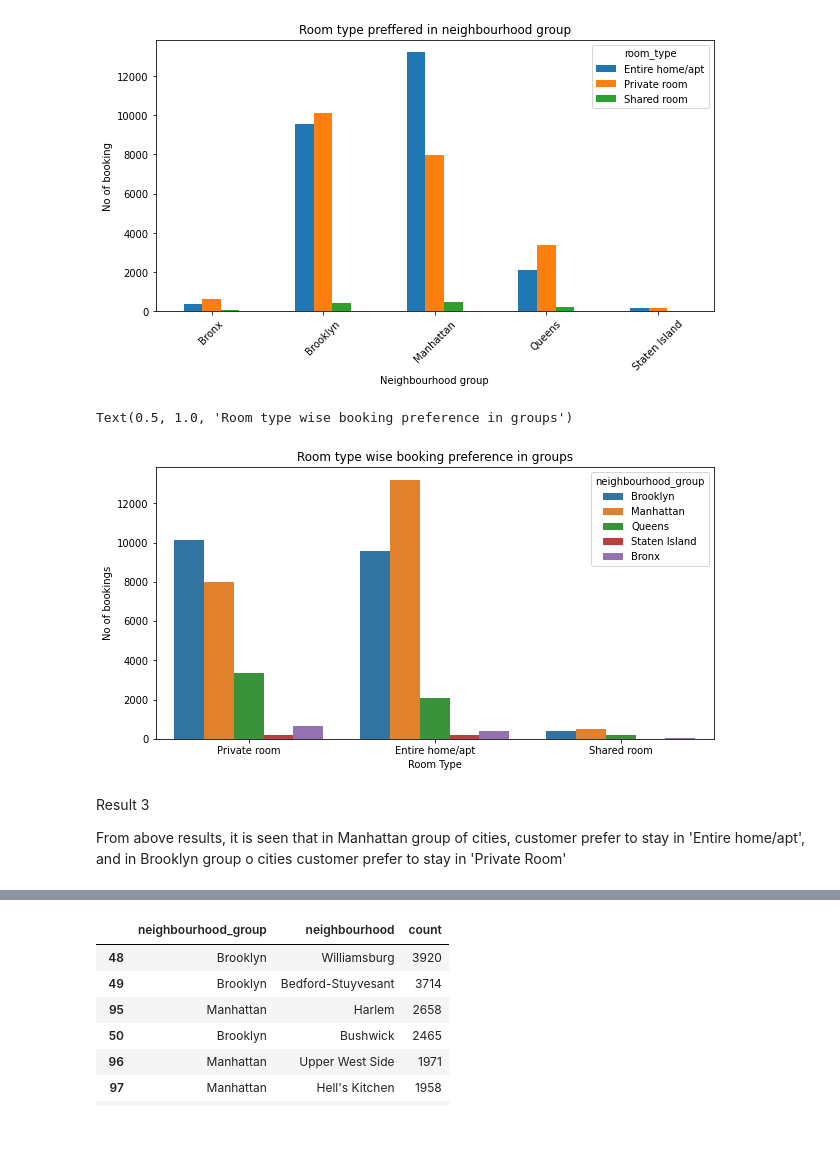
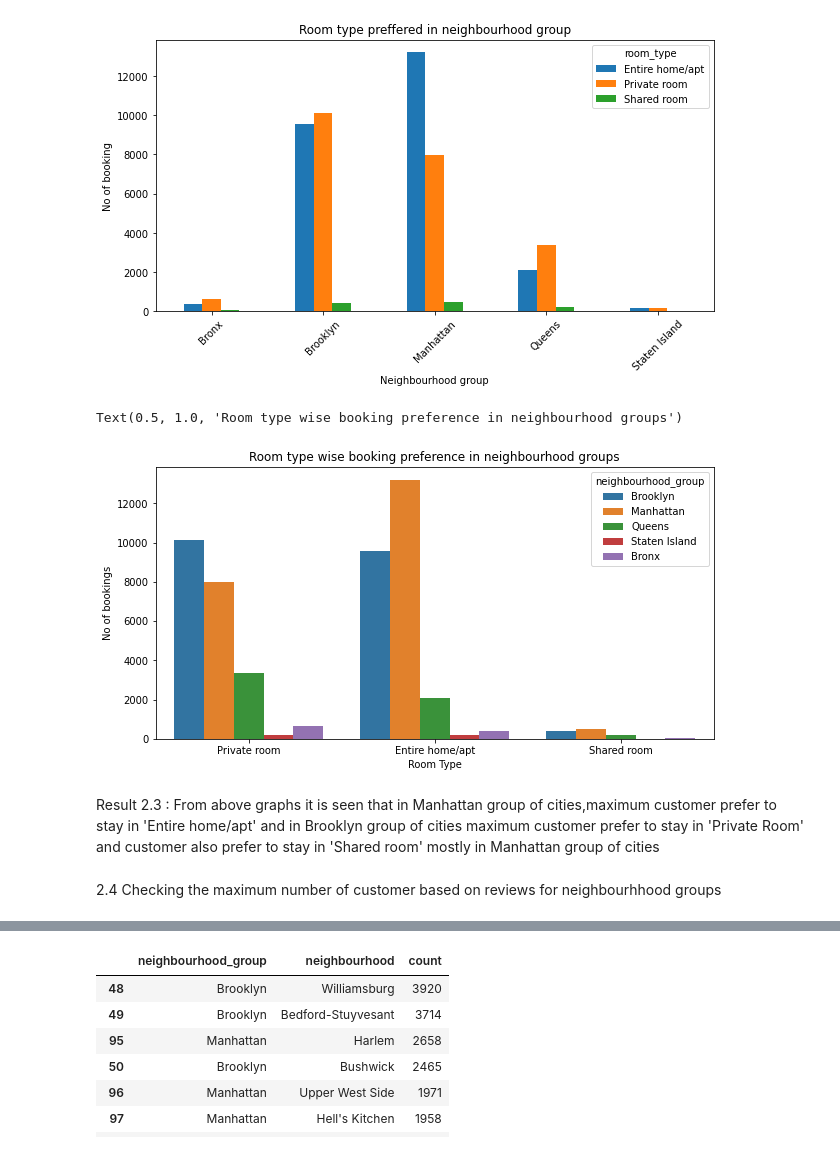
Before and after one commit to Mr-Premanand/Airbnb-Booking-Analysis, a Jupyter notebook: Airbnb_Bookings_Analysis_Capstone_Project.ipynb, the cells around one changed output, grey strips where cells are left out. Drawn from its saved outputs; the diff is of its cells as text; code cells hidden in the pictures.

```diff
--- a/Airbnb_Bookings_Analysis_Capstone_Project.ipynb
+++ b/Airbnb_Bookings_Analysis_Capstone_Project.ipynb
@@ -190,7 +173,0 @@ busy_host_id2
-# %%
-# Now plot the abov result using bar graph
-plt.rcParams['figure.figsize'] = (10, 5)      # defining the size of the graph
-busy_host_id2.plot.bar(color="darkred")
-plt.title("Top 10 busiest host based on number of reviews")
-plt.xlabel("Host ID")
-plt.ylabel(" Number of reviews")
@@ -332,15 +289,15 @@ plt.ylabel('No of booking')
 Text(0, 0.5, 'No of booking')
 [figure]
 # %%
-# obatin the abve result
-sns.countplot(x="room_type",hue="neighbourhood_group",data=df)
+# obatin the abve result room type wise in diffrent groups
+ax=sns.countplot(x="room_type",hue="neighbourhood_group",data=df)
 plt.xlabel("Room Type")
 plt.ylabel("No of bookings")
-plt.title("Room type wise booking preference in groups")
+plt.title("Room type wise booking preference in neighbourhood groups")
 # %% [output]
-Text(0.5, 1.0, 'Room type wise booking preference in groups')
+Text(0.5, 1.0, 'Room type wise booking preference in neighbourhood groups')
-[figure, old version]
+[figure, new version]
 # %% [markdown]
-Result 3
-
-From above results, it is seen that in Manhattan group of cities, customer prefer to stay in 'Entire home/apt', and in Brooklyn group o cities customer prefer to stay in 'Private Room'
+Result 2.3 : From above graphs it is seen that in Manhattan group of cities,maximum customer prefer to stay in 'Entire home/apt' and in Brooklyn group of cities  maximum customer prefer to stay in 'Private Room' and customer also prefer to stay in 'Shared room' mostly in Manhattan group of cities
+# %% [markdown]
+2.4 Checking the maximum number of customer based on reviews for neighbourhhood groups
```
Also changed, not shown: parts of 57 cells of this notebook.
